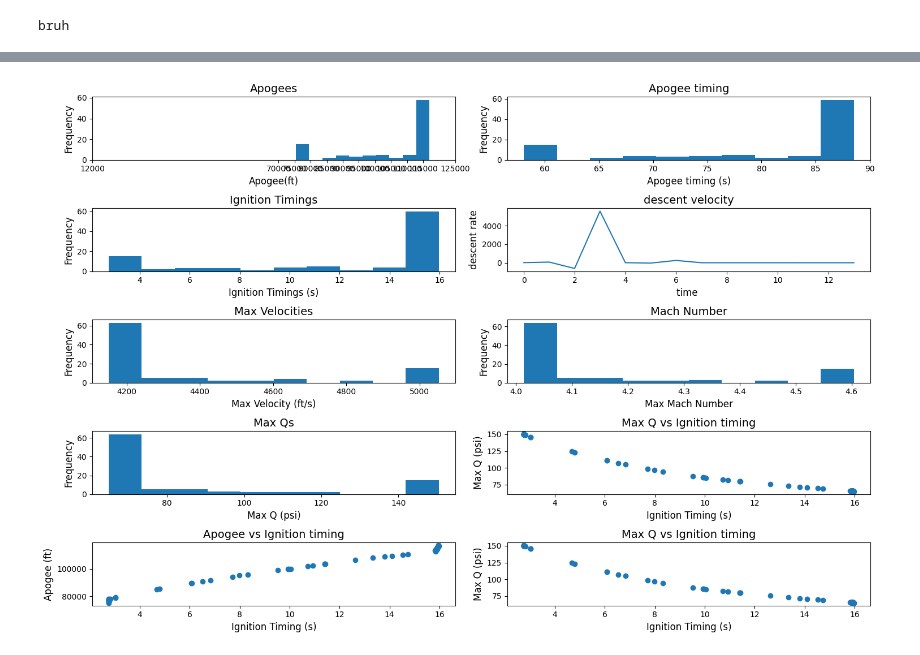
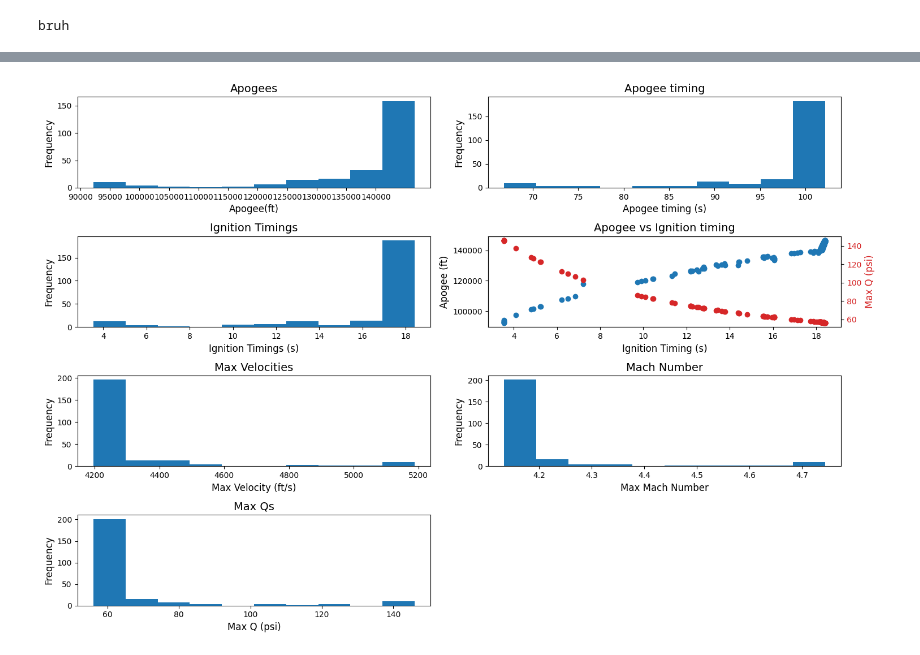
Before and after one commit to prs2026/Procyon, a Jupyter notebook: rocketpy/JUMP sims and analysis/simsevolved/processing montecarlodatanew.ipynb, the cells around one changed output, grey strips where cells are left out. Drawn from its saved outputs; the diff is of its cells as text; code cells hidden in the pictures.

```diff
--- a/rocketpy/JUMP sims and analysis/simsevolved/processing montecarlodatanew.ipynb
+++ b/rocketpy/JUMP sims and analysis/simsevolved/processing montecarlodatanew.ipynb
@@ -30,8 +30,8 @@ site_alt = 2000/3.281 #ft
 result = create_openmeteo_environment(
     latitude=35.3466,
     longitude=-117.809,
-    date="2026-05-24",
-    time="08:00",
+    date="2026-06-07",
+    time="10:00",
     timezone_name="US/Pacific",
     elevation_m=2000 / 3.281,
 )
@@ -591,62 +694,55 @@ max apogee = 117005.47083976827ft
 # %%
 
-fig, ((ax1, ax2), (ax3, ax4), (ax5,ax6), (ax7,ax8), (ax9,ax10)) = plt.subplots(5, 2, figsize=(15, 10))
+fig, ((ax1, ax2), (ax3, ax4), (ax5,ax6), (ax7,ax8)) = plt.subplots(4, 2, figsize=(15, 10))
 
 ax1.hist(z_apogee_ft)
 ax1.set_xlabel('Apogee(ft)', fontsize=12)
 ax1.set_ylabel('Frequency', fontsize=12)
 ax1.set_title('Apogees', fontsize=14)
-ax1.set_xticks((70000,75000,80000,85000,90000,95000,100000,105000,110000,115000,120000,125000))
+ax1.set_xticks(np.arange(round(min(z_apogee_ft)/5000)*5000, round(max(z_apogee_ft)/5000)*5000, 5000))
 
 ax2.hist(apogee_time)
 ax2.set_xlabel('Apogee timing (s)', fontsize=12)
 ax2.set_ylabel('Frequency', fontsize=12)
 ax2.set_title('Apogee timing', fontsize=14)
 
 ax3.hist(ignitiontimings)
 ax3.set_xlabel('Ignition Timings (s)', fontsize=12)
 ax3.set_ylabel('Frequency', fontsize=12)
 ax3.set_title('Ignition Timings', fontsize=14)
 
-ax4.plot(averagedescentrates)
-ax4.set_xlabel('time ', fontsize=12)
-ax4.set_ylabel('descent rate', fontsize=12)
-ax4.set_title('descent velocity', fontsize=14)
+
+ax4.scatter(ignitiontimings,z_apogee_ft)
+ax4.set_xlabel('Ignition Timing (s)', fontsize=12)
+ax4.set_ylabel('Apogee (ft)', fontsize=12)
+ax4.set_title('Apogee vs Ignition timing', fontsize=14)
+
+ax4_q = ax4.twinx()
+ax4_q.scatter(ignitiontimings,maxqlist,color='tab:red')
+ax4_q.set_ylabel('Max Q (psi)', fontsize=12, color='tab:red')
+ax4_q.tick_params(axis='y', labelcolor='tab:red')
 
 ax5.hist(maxvelocity)
 ax5.set_xlabel('Max Velocity (ft/s)', fontsize=12)
 ax5.set_ylabel('Frequency', fontsize=12)
 ax5.set_title('Max Velocities', fontsize=14)
 
 ax6.hist(maxmachs)
 ax6.set_xlabel('Max Mach Number', fontsize=12)
 ax6.set_ylabel('Frequency', fontsize=12)
 ax6.set_title('Mach Number', fontsize=14)
 
 ax7.hist(maxqlist)
 ax7.set_xlabel('Max Q (psi)', fontsize=12)
 ax7.set_ylabel('Frequency', fontsize=12)
 ax7.set_title('Max Qs', fontsize=14)
 
-ax8.scatter(ignitiontimings,maxqlist)
-ax8.set_xlabel('Ignition Timing (s)', fontsize=12)
-ax8.set_ylabel('Max Q (psi)', fontsize=12)
-ax8.set_title('Max Q vs Ignition timing', fontsize=14)
-
-ax9.scatter(ignitiontimings,z_apogee_ft)
-ax9.set_xlabel('Ignition Timing (s)', fontsize=12)
-ax9.set_ylabel('Apogee (ft)', fontsize=12)
-ax9.set_title('Apogee vs Ignition timing', fontsize=14)
-
-ax10.scatter(ignitiontimings,maxqlist)
-ax10.set_xlabel('Ignition Timing (s)', fontsize=12)
-ax10.set_ylabel('Max Q (psi)', fontsize=12)
-ax10.set_title('Max Q vs Ignition timing', fontsize=14)
+ax8.axis('off')
 
 plt.tight_layout()
 
 plt.show()
 # %% [output]
-[figure, old version]
+[figure, new version]
 # %%
 import numpy as np
```
Also changed, not shown: parts of 5 cells of this notebook, 29 other files.
